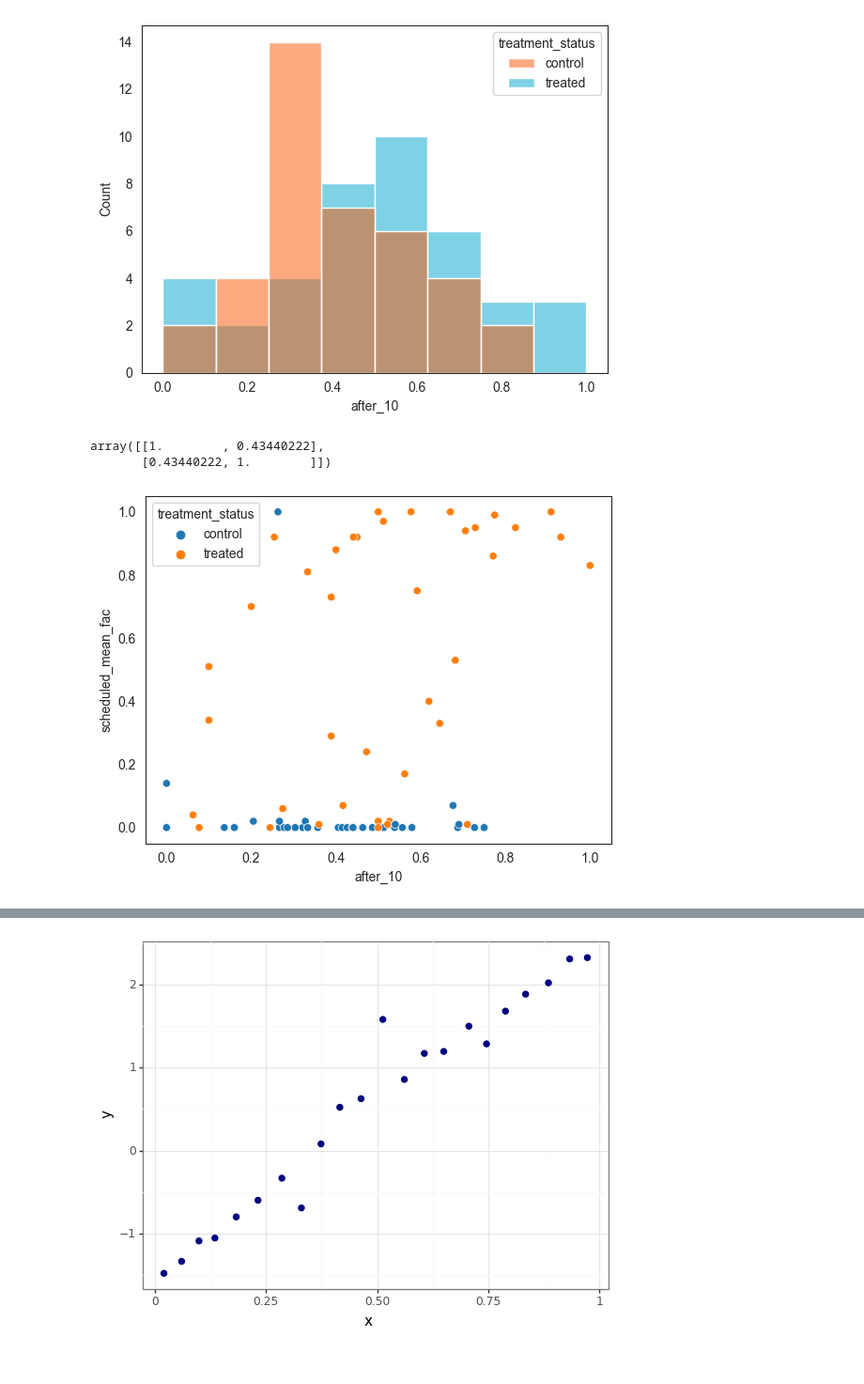
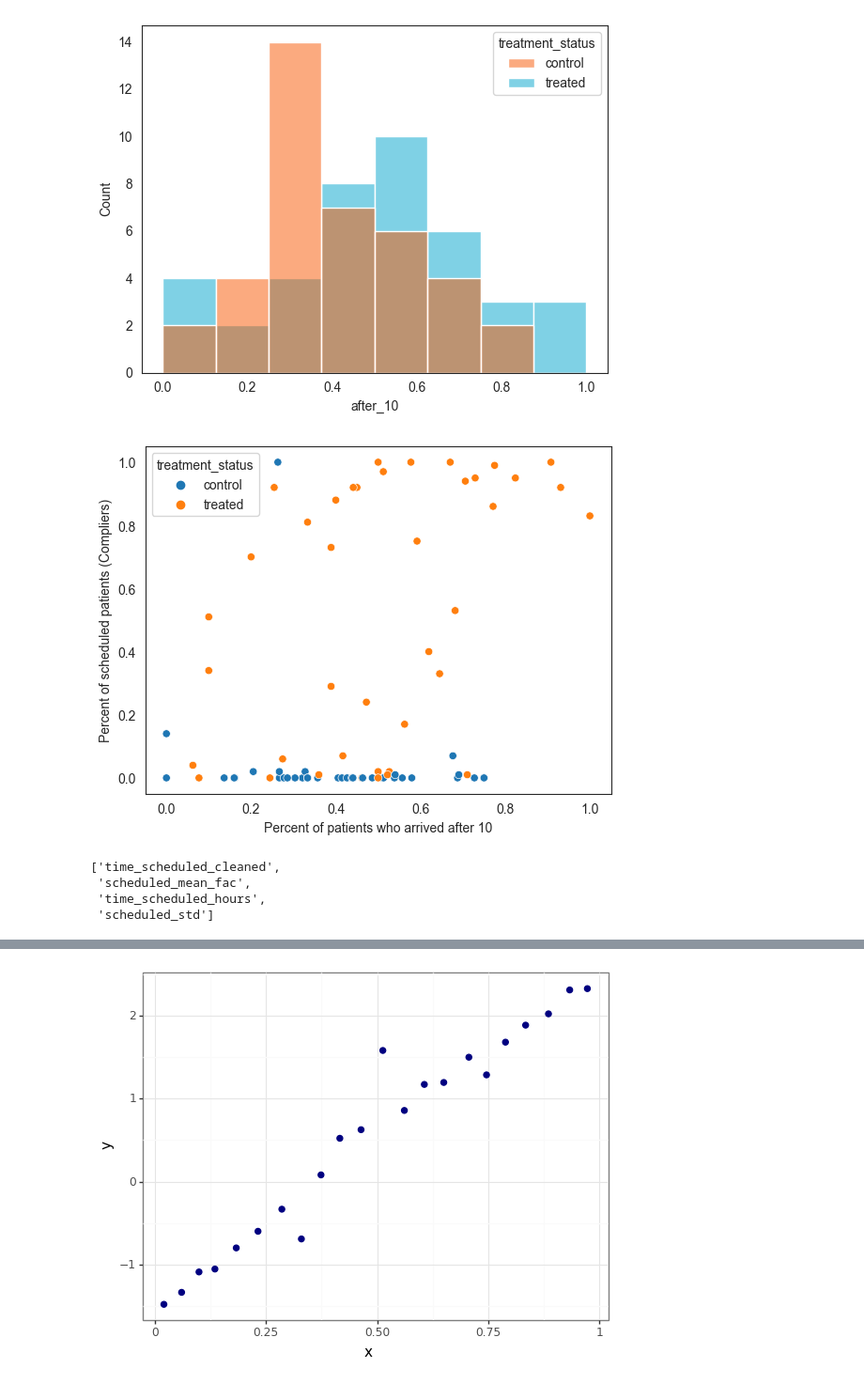
Before and after one commit to health-lse/anc_hiv_scheduling, a Jupyter notebook: notebooks/treatment_effectiveness.ipynb, the cells around one changed output, grey strips where cells are left out. Shown at 94% size. Saved outputs shown, nothing was run; the diff lists cells and outputs as text; code cells hidden in the pictures.

Commit message:
complier 10am

```diff
--- a/notebooks/treatment_effectiveness.ipynb
+++ b/notebooks/treatment_effectiveness.ipynb
@@ -67,4 +52,5 @@ Different definitions of compliance
 # %%
+followup = anc.query("consultation_reason == 2")
 followup["after_10"] = 0
 cons10 = followup.eval("time_entered >= 1000")
 followup.loc[cons10, "after_10"] = 1
@@ -76,7 +62,9 @@ after10_df = (followup.query("day_of_week.isin([2,3,4])").
 percent_sched = (anc.
                     groupby(["facility_cod", "treatment_status"])
                     ["scheduled_mean_fac"].mean().reset_index())
-
+after10_df = after10_df.merge(percent_sched,
+                              on=["facility_cod",
+                                  "treatment_status"])
 sns.histplot(after10_df, x="after_10", hue="treatment_status",
              palette=palette_anc,
              hue_order=order)
@@ -95,14 +79,20 @@ after10_df = after10_df.merge(percent_sched,
-# %%
-after10_t = after10_df.query("treatment_status == 'treated'")
-np.corrcoef(after10_t["after_10"], after10_t["scheduled_mean_fac"])
-# %% [output]
-array([[1.        , 0.43440222],
-       [0.43440222, 1.        ]])
 # %%
+import seaborn as sns
+import matplotlib.pyplot as plt
+
 sns.scatterplot(after10_df,
                  x="after_10",
                  y="scheduled_mean_fac",
                  hue="treatment_status")
+plt.xlabel("Percent of patients who arrived after 10")
+plt.ylabel("Percent of scheduled patients (Compliers)")
 plt.show()
 # %% [output]
-[figure, old version]
+[figure, new version]
+# %%
+[x for x in anc if "sche" in x]
+# %% [output]
+['time_scheduled_cleaned',
+ 'scheduled_mean_fac',
+ 'time_scheduled_hours',
+ 'scheduled_std']
```
Also changed, not shown: parts of 6 cells of this notebook, 7 other files.
